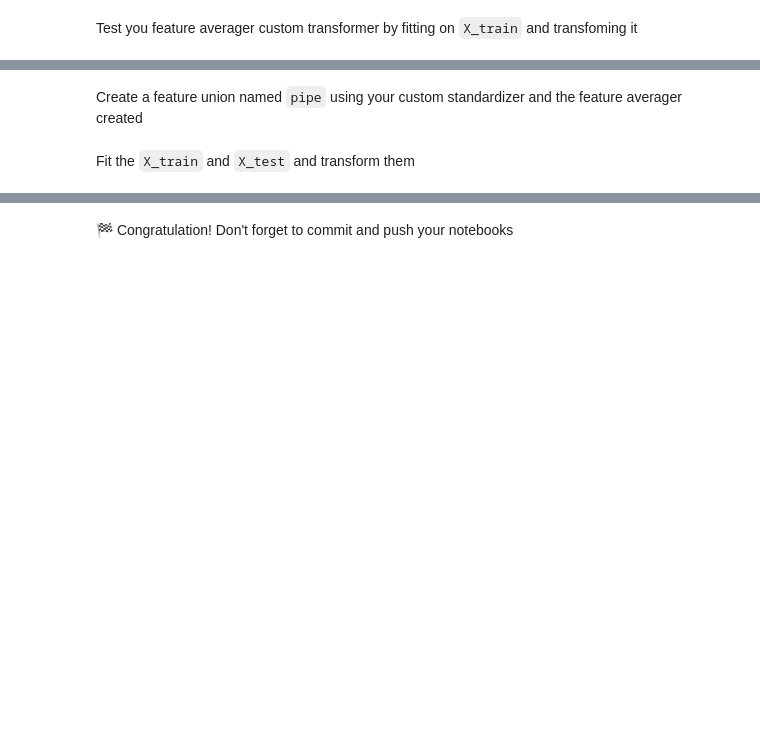
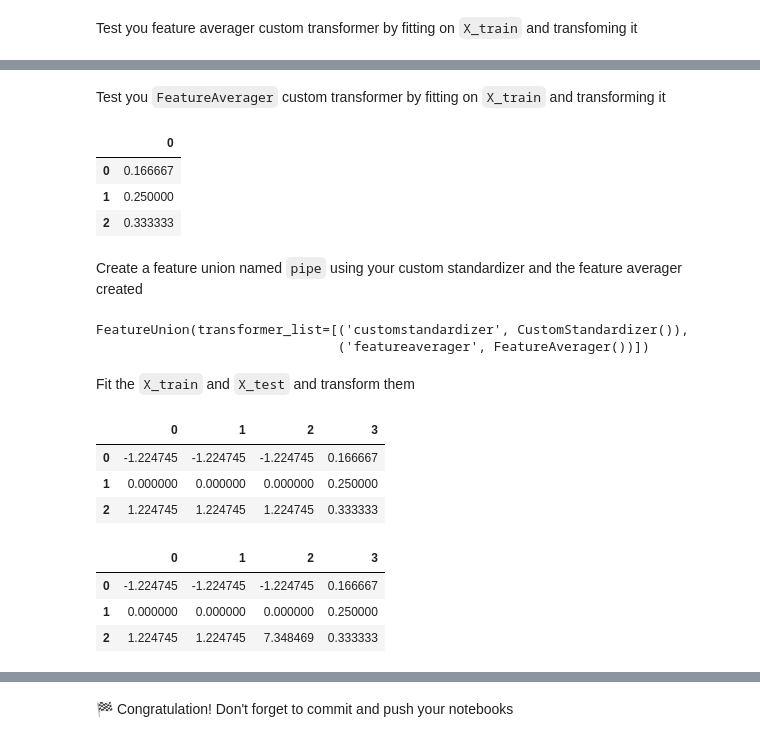
Before and after one commit to roadbusta/data-challenges-recap, a Jupyter notebook: 05-ML/08-Workflow/05-Hand-Made-Standardizer/05-Hand-Made-Standardizer.ipynb, the cells around one changed output, grey strips where cells are left out. Cells and saved outputs as stored; diff of their text form; code cells hidden in the pictures; blank space fills up the shorter version.

```diff
--- a/05-ML/08-Workflow/05-Hand-Made-Standardizer/05-Hand-Made-Standardizer.ipynb
+++ b/05-ML/08-Workflow/05-Hand-Made-Standardizer/05-Hand-Made-Standardizer.ipynb
@@ -93,7 +93,6 @@ Then, fit it on `X_train` and transform `X_test` with it to compare with the ori
 # TransformerMixin inheritance is used to create fit_transform() method from fit() and transform()
 from sklearn.base import TransformerMixin, BaseEstimator
 
-# I need to think about this a bit more
 
 class CustomStandardizer(TransformerMixin, BaseEstimator):
 
@@ -102,14 +101,16 @@ class CustomStandardizer(TransformerMixin, BaseEstimator):
 
     def fit(self, X, y=None):
         # Store what needs to be stored as instance attributes. Return "self" to allow chaining fit and transform.
+        self.means = X.mean()
+        self.stds = X.std(ddof=0)
 
-
+        #Return self to allow chainig & fit_transform
         return self
 
     def transform(self, X, y=None):
-        self.transformed
+        standardized_feature = (X - self.means) / self.stds
 
-        return
+        return standardized_feature
 # %%
 # Try it out below
 custom_standardizer = CustomStandardizer()
@@ -191,3 +268,38 @@ pass  # YOUR CODE HERE
+# %%
+# Feature Averager
+
+
+
+class FeatureAverager(TransformerMixin, BaseEstimator):
+
+    def __init__(self):
+        pass
+
+    def fit(self, X, y=None):
+        # Store what needs to be stored as instance attributes. Return "self" to allow chaining fit and transform.
+        self.features_sum = X['A'] + X['B'] +X['C']
+        self.max_factor = np.max(self.features_sum)
+
+        return self
+
+
+    def transform(self, X, y=None):
+        feature_averager = (1/3 * self.features_sum) / self.max_factor
+
+        return pd.DataFrame(feature_averager)
+# %% [markdown]
+Test you `FeatureAverager` custom transformer by fitting on `X_train` and transforming it
+# %%
+custom_feature_averager = FeatureAverager().fit(X_train)
+
+X_train_transformed = custom_feature_averager.transform(X_train)
+
+display(X_train_transformed)
+# %% [output]
+|  | 0 |
+| 0 | 0.166667 |
+| 1 | 0.250000 |
+| 2 | 0.333333 |
 # %%
 from nbresult import ChallengeResult
 
@@ -209,13 +319,31 @@ pass  # YOUR CODE HERE
+# %%
+custom_standardizer = CustomStandardizer(shrink_factor = 1)
+custom_feature_averager = FeatureAverager()
+
+pipe = make_union(custom_standardizer, custom_feature_averager)
+pipe
+# %% [output]
+FeatureUnion(transformer_list=[('customstandardizer', CustomStandardizer()),
+                               ('featureaverager', FeatureAverager())])
 # %% [markdown]
 Fit the `X_train` and `X_test` and transform them
 # %%
 # fit and transform X_train
-
-pass  # YOUR CODE HERE
+pipe.fit(X_train)
+pd.DataFrame(pipe.transform(X_train))
+# %% [output]
+|  | 0 | 1 | 2 | 3 |
+| 0 | -1.224745 | -1.224745 | -1.224745 | 0.166667 |
+| 1 | 0.000000 | 0.000000 | 0.000000 | 0.250000 |
+| 2 | 1.224745 | 1.224745 | 1.224745 | 0.333333 |
 # %%
 # fit and transform X_test
-
-pass  # YOUR CODE HERE
+pd.DataFrame(pipe.transform(X_test))
+# %% [output]
+|  | 0 | 1 | 2 | 3 |
+| 0 | -1.224745 | -1.224745 | -1.224745 | 0.166667 |
+| 1 | 0.000000 | 0.000000 | 0.000000 | 0.250000 |
+| 2 | 1.224745 | 1.224745 | 7.348469 | 0.333333 |
 # %%
 from nbresult import ChallengeResult
 
```
Also changed, not shown: parts of 11 cells of this notebook, 5 other files.
